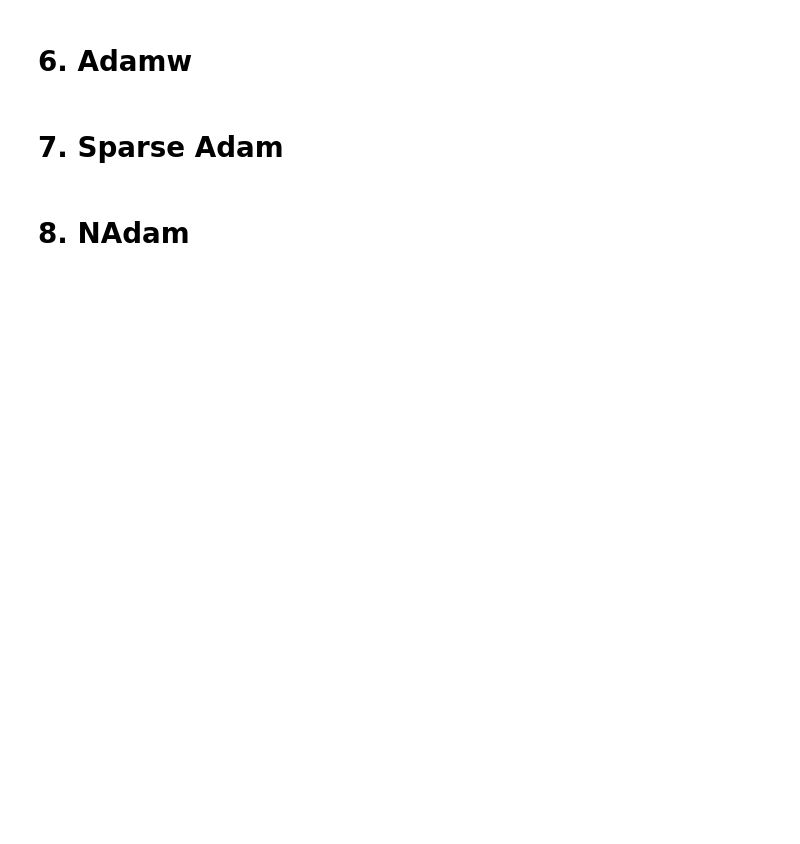
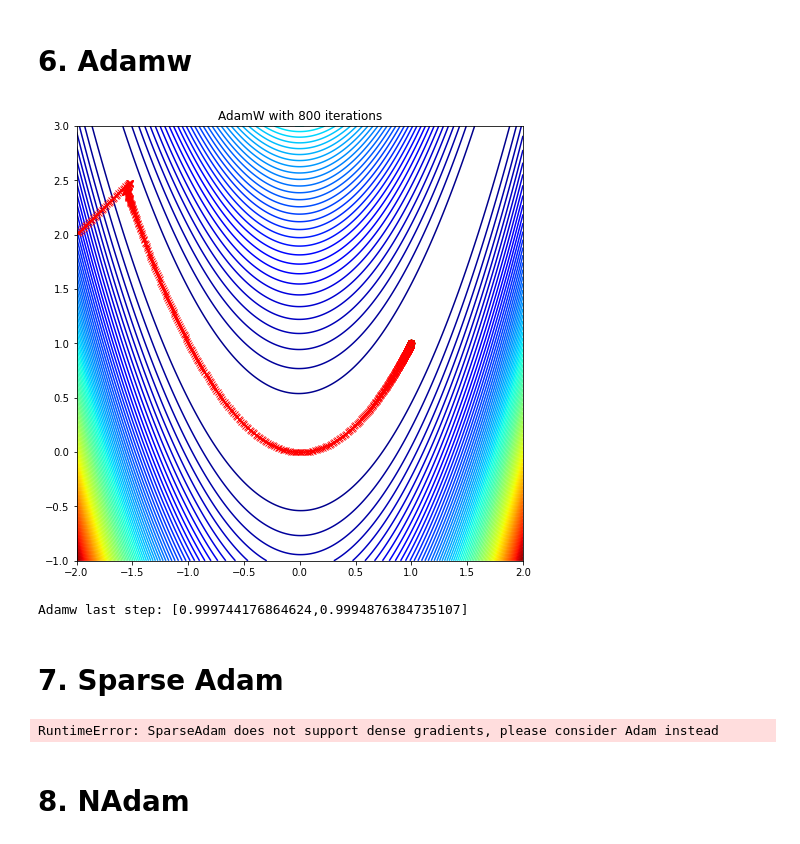
Before and after one commit to bsraya/nthu-numerical-optimization, a Jupyter notebook: hw2.ipynb, the cells around one changed output. Drawn from its saved outputs; the diff is of its cells as text; code cells hidden in the pictures; blank space fills up the shorter version.

```diff
--- a/hw2.ipynb
+++ b/hw2.ipynb
@@ -164,25 +167,34 @@ print(f"Adam last step: [{adam_steps[0][-1]},{adam_steps[1][-1]}]")
 # %%
 adamw_steps = experiment(
   optimizer = optim.AdamW,
   hyperparameters = {
-    'lr':0.1,
-    'weight_decay': 0
+    'lr':0.0125,
+    'betas': (0.9, 0.999),
+    'eps': 1e-6,
+    'weight_decay': 0,
+    'amsgrad': False
   },
-  iters = 5000
+  iters = 800
 )
 print(f"Adamw last step: [{adamw_steps[0][-1]},{adamw_steps[1][-1]}]")
+# %% [output]
+[figure, added]
+Adamw last step: [0.999744176864624,0.9994876384735107]
 # %% [markdown]
 # 7. Sparse Adam
 # %%
 sparse_adam_steps = experiment(
   optimizer = optim.SparseAdam,
   hyperparameters = {
-    'lr':0.1,
-    'weight_decay': 0
+    'lr':0.001,
+    'betas': (0.9, 0.999),
+    'eps': 1e-8
   },
-  iters = 5000
+  iters = 800
 )
 print(f"Sparse Adam last step: [{sparse_adam_steps[0][-1]},{sparse_adam_steps[1][-1]}]")
+# %% [output]
+RuntimeError: SparseAdam does not support dense gradients, please consider Adam instead
 # %% [markdown]
 # 8. NAdam
 # %%
```
Also changed, not shown: parts of 6 cells of this notebook.
